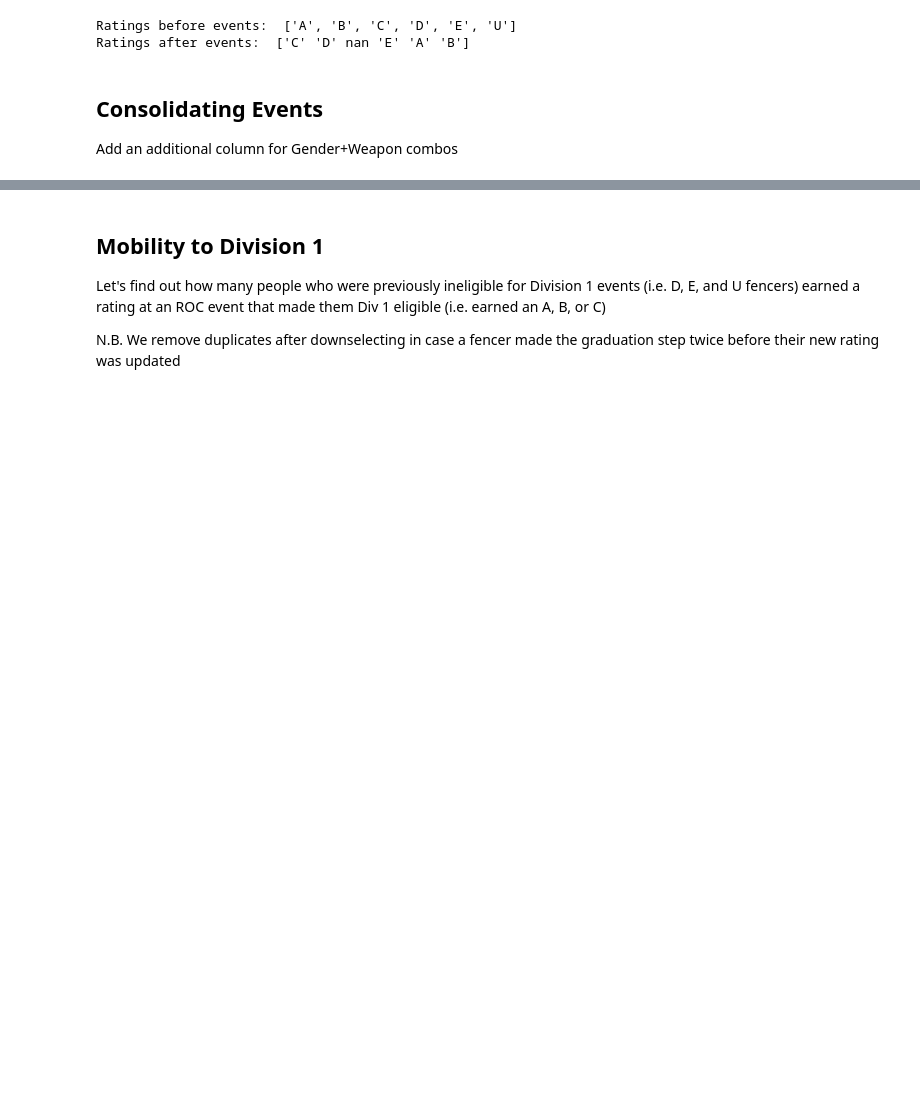
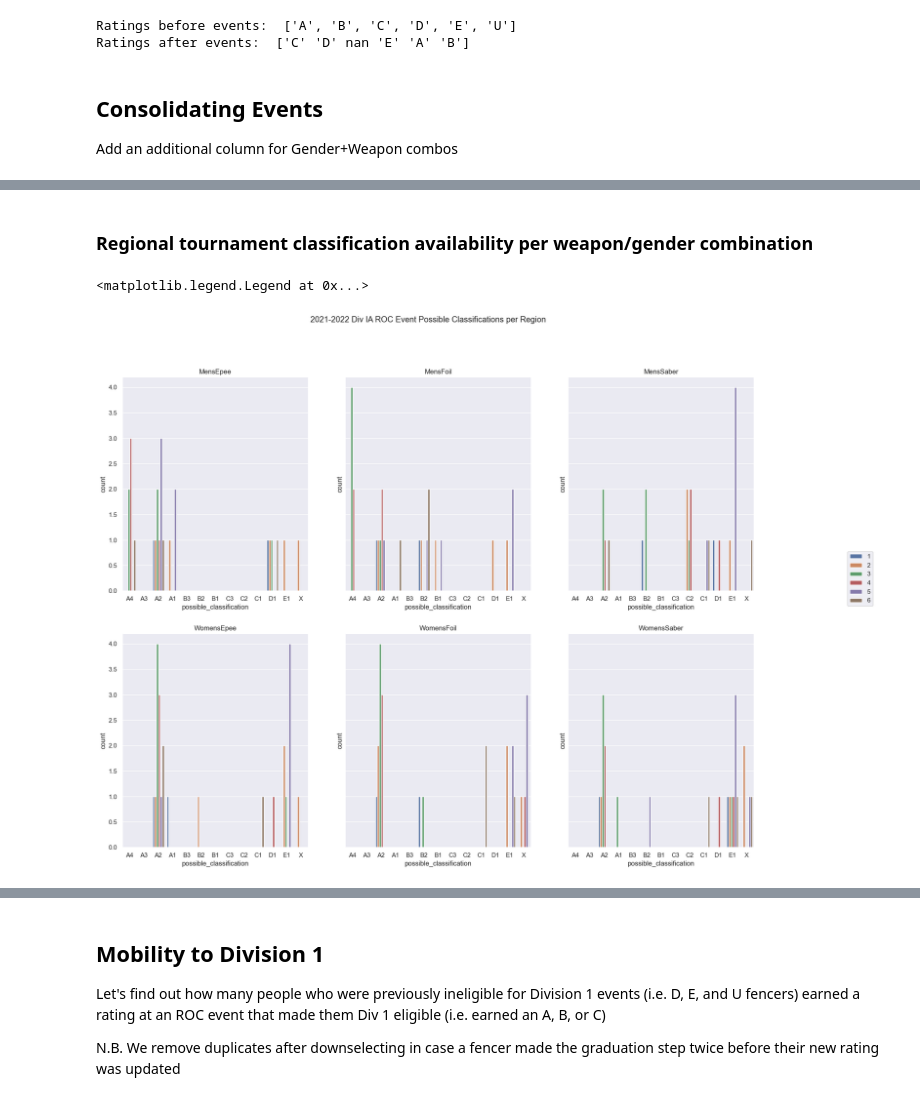
Before and after one commit to emace593/usafencing, a Jupyter notebook: fencingtime_ROCs.ipynb, the cells around one changed output, grey strips where cells are left out. Cells and saved outputs as stored; diff of their text form; code cells hidden in the pictures; blank space fills up the shorter version.

```diff
--- a/fencingtime_ROCs.ipynb
+++ b/fencingtime_ROCs.ipynb
@@ -72,0 +118,18 @@ Text(0.5, 0, 'Letter Ratings earned at ROC events')
+# %% [markdown]
+### Regional tournament classification availability per weapon/gender combination
+# %%
+fig, _ = plt.subplots(2,3,figsize=(20,15),sharey=True)
+fig.suptitle('2021-2022 Div IA ROC Event Possible Classifications per Region')
+df_l = classification_df[classification_df.level=='DivIA']
+event_order = ['MensEpee','MensFoil','MensSaber','WomensEpee','WomensFoil','WomensSaber']
+for i,ax in enumerate(fig.axes):
+    df_l_gw = df_l[df_l.event==event_order[i]]
+    a = sns.countplot(ax=ax,data=df_l_gw,x='possible_classification',hue='region',order=ORDER)
+    a.get_legend().remove()
+    a.set_title(event_order[i])
+
+handles,labels = a.get_legend_handles_labels()
+fig.legend(handles,labels,loc='lower right',bbox_to_anchor=(1.05,0.5))
+# %% [output]
+<matplotlib.legend.Legend at 0x...>
+[figure, added]
```
Also changed, not shown: parts of 13 cells of this notebook.
